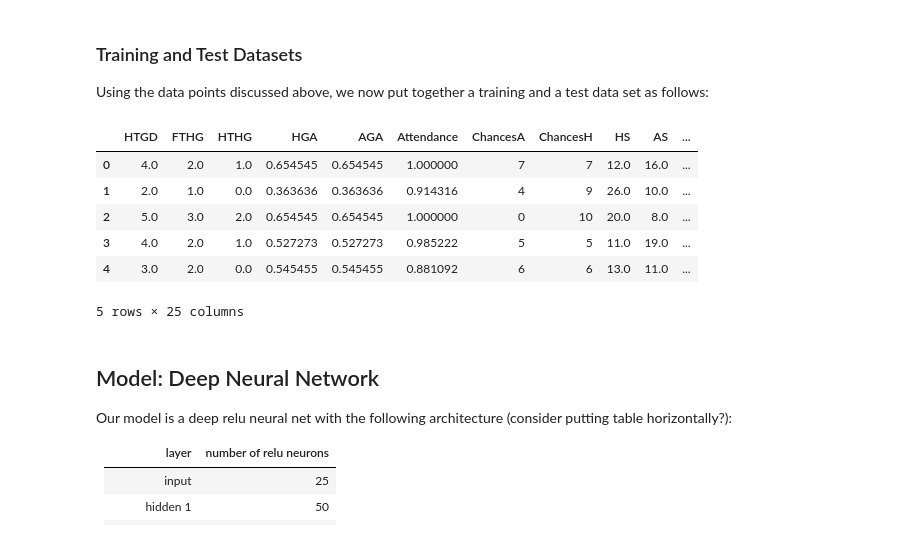
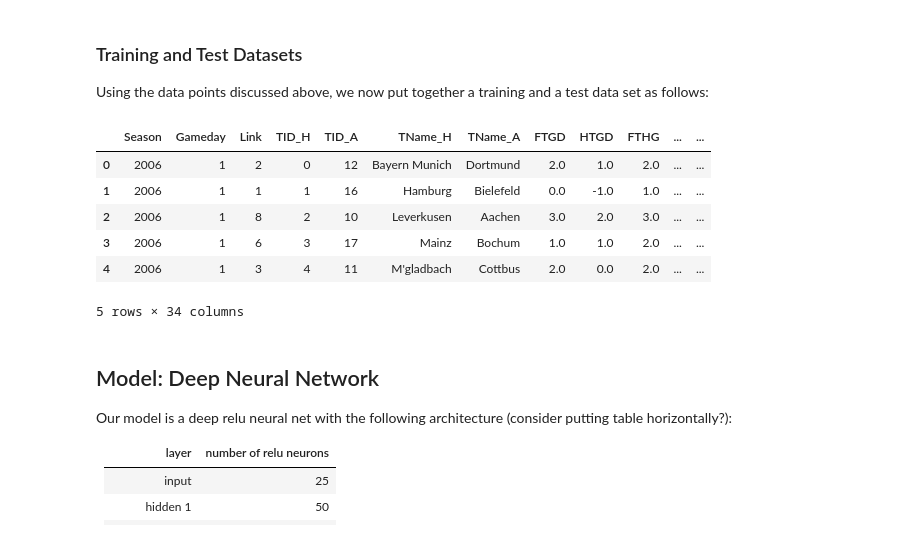
Before and after one commit to mgbukov/bundesliga, a Jupyter notebook: BL.ipynb, the cells around one changed output. Drawn from its saved outputs; the diff is of its cells as text; code cells hidden in the pictures.

```diff
--- a/BL.ipynb
+++ b/BL.ipynb
@@ -113,15 +109,15 @@ dp = sns.distplot(feats.loc[:, 'AS'],
 Using the data points discussed above, we now put together a training and a test data set as follows:
 # %%
 # Overview over the data set
-feats.head()
+feats_import.head()
 # %% [output]
-|  | HTGD | FTHG | HTHG | HGA | AGA | Attendance | ChancesA | ChancesH | HS | AS | ... |
-| 0 | 4.0 | 2.0 | 1.0 | 0.654545 | 0.654545 | 1.000000 | 7 | 7 | 12.0 | 16.0 | ... |
-| 1 | 2.0 | 1.0 | 0.0 | 0.363636 | 0.363636 | 0.914316 | 4 | 9 | 26.0 | 10.0 | ... |
-| 2 | 5.0 | 3.0 | 2.0 | 0.654545 | 0.654545 | 1.000000 | 0 | 10 | 20.0 | 8.0 | ... |
-| 3 | 4.0 | 2.0 | 1.0 | 0.527273 | 0.527273 | 0.985222 | 5 | 5 | 11.0 | 19.0 | ... |
-| 4 | 3.0 | 2.0 | 0.0 | 0.545455 | 0.545455 | 0.881092 | 6 | 6 | 13.0 | 11.0 | ... |
+|  | Season | Gameday | Link | TID_H | TID_A | TName_H | TName_A | FTGD | HTGD | FTHG | ... | ... |
+| 0 | 2006 | 1 | 2 | 0 | 12 | Bayern Munich | Dortmund | 2.0 | 1.0 | 2.0 | ... | ... |
+| 1 | 2006 | 1 | 1 | 1 | 16 | Hamburg | Bielefeld | 0.0 | -1.0 | 1.0 | ... | ... |
+| 2 | 2006 | 1 | 8 | 2 | 10 | Leverkusen | Aachen | 3.0 | 2.0 | 3.0 | ... | ... |
+| 3 | 2006 | 1 | 6 | 3 | 17 | Mainz | Bochum | 1.0 | 1.0 | 2.0 | ... | ... |
+| 4 | 2006 | 1 | 3 | 4 | 11 | M'gladbach | Cottbus | 2.0 | 0.0 | 2.0 | ... | ... |
-5 rows × 25 columns
+5 rows × 34 columns
 # %%
 # Normalize the data set to values between 0 and 1
 norm = [GD_spread-1, 9, 5, 1, 1, 1, 22, 22, 36, 36, 36, 33, 35, 35, 20, 20, 11, 11, 4, 4, 1, 1, 1, 1, 1]
```
Also changed, not shown: parts of 10 cells of this notebook.
